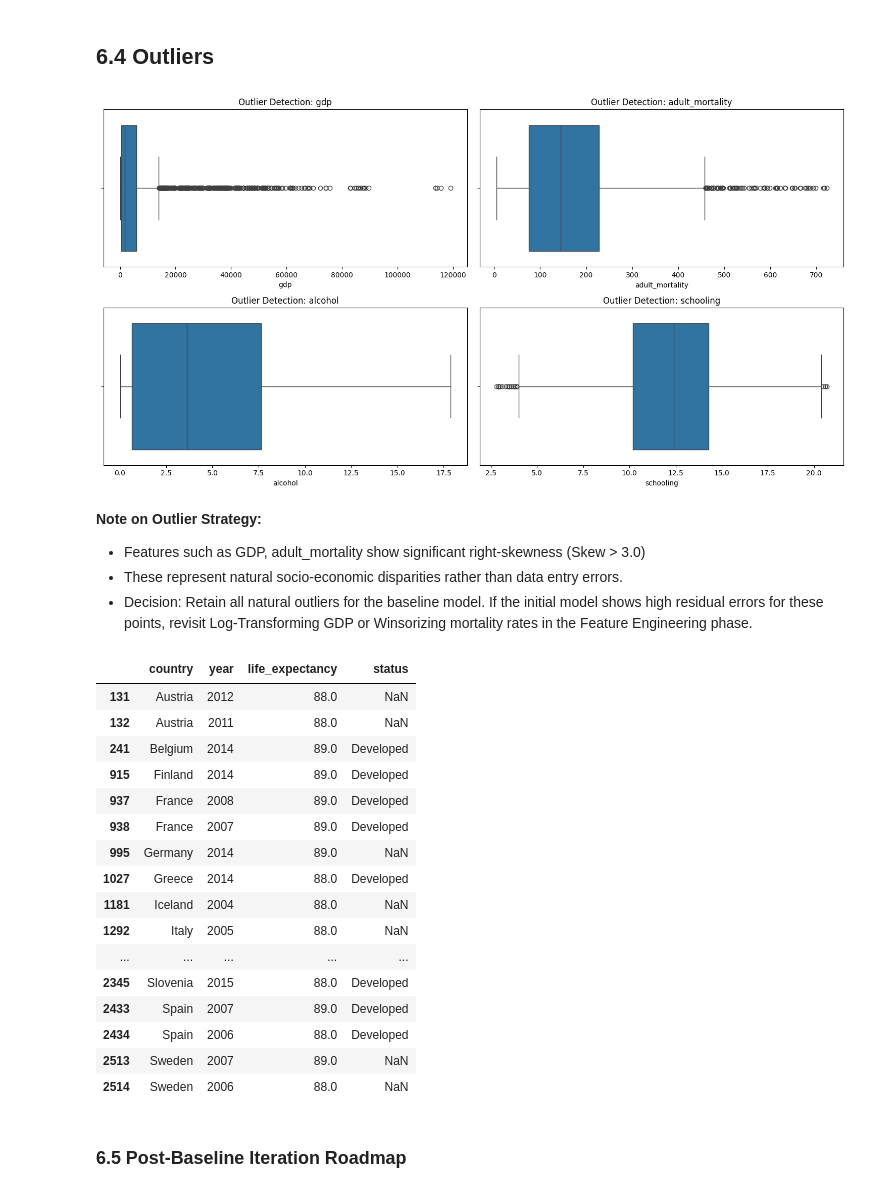
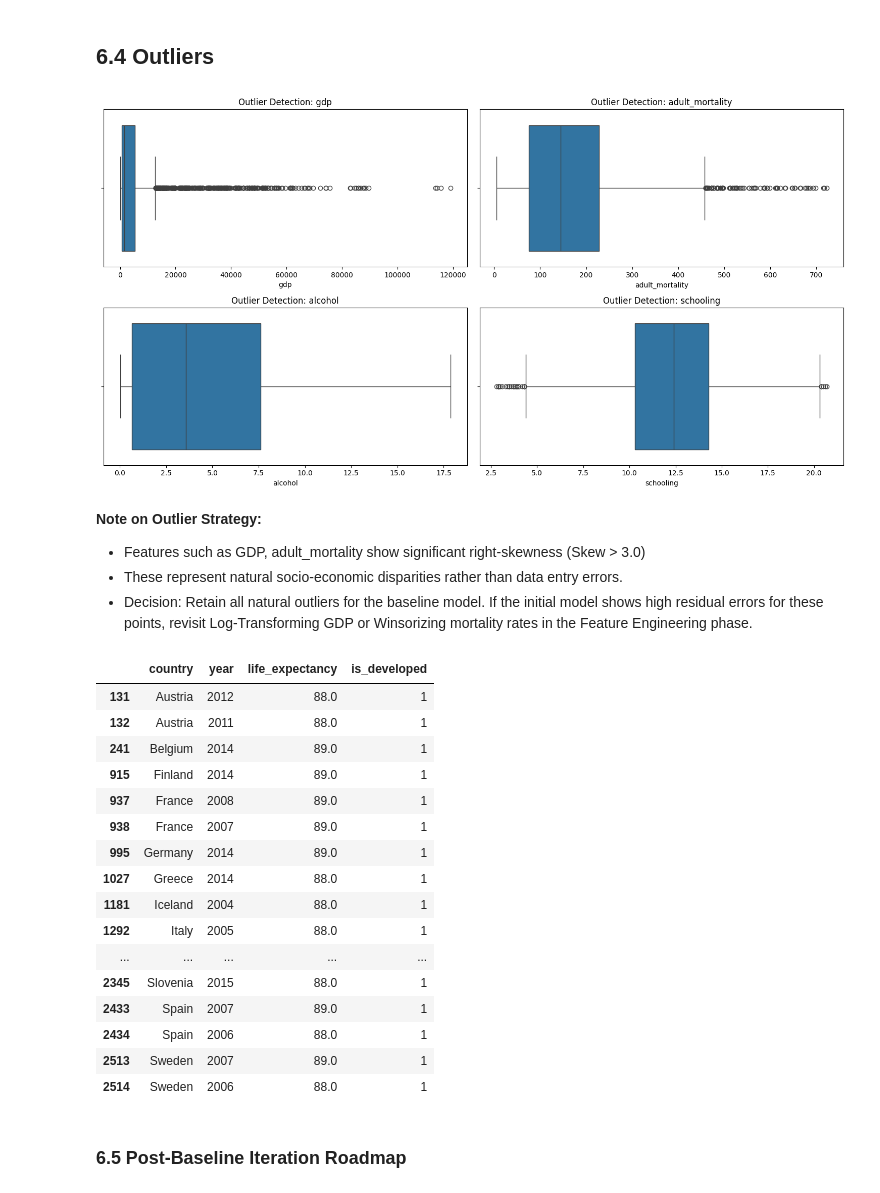
Before and after one commit to MermonGData/longevity-prediction, a Jupyter notebook: notebooks/01_eda_and_preprocessing.ipynb, the cells around one changed output. Drawn from its saved outputs; the diff is of its cells as text; code cells hidden in the pictures.

```diff
--- a/notebooks/01_eda_and_preprocessing.ipynb
+++ b/notebooks/01_eda_and_preprocessing.ipynb
@@ -413,7 +412,7 @@ Sample of void countries: ['Bahamas', 'Bolivia (Plurinational State of)', 'Congo
 Identified countries like North Korea and Czechia as 'voids' requiring group-level imputation
 # %%
 df_clean[econ_features] = df_clean[econ_features].fillna(
-    df_clean.groupby(['status', 'year'])[econ_features].transform('median')
+    df_clean.groupby(['is_developed', 'year'])[econ_features].transform('median')
 )
 # %% [markdown]
 ### 6.2.3 Public Health & Clinical Features
@@ -434,7 +433,7 @@ Remaining holes in health features:
 # %%
 for col in health_features:
     df_clean[col] = df_clean[col].fillna(
-        df_clean.groupby(['status', 'year'])[col].transform('median')
+        df_clean.groupby(['is_developed', 'year'])[col].transform('median')
     )
 # %% [markdown]
 ### 6.2.4 Biological & Mortality Features
@@ -448,12 +447,12 @@ bio_features = [
 # %%
 for col in bio_features:
     df_clean[col] = df_clean.groupby('country')[col].transform(lambda x: x.interpolate().bfill().ffill())
-    df_clean[col] = df_clean[col].fillna(df_clean.groupby(['status', 'year'])[col].transform('median'))
+    df_clean[col] = df_clean[col].fillna(df_clean.groupby(['is_developed', 'year'])[col].transform('median'))
 # %%
 numeric_cols = df_clean.select_dtypes(include=['number']).columns
 
 df_clean[numeric_cols] = df_clean[numeric_cols].fillna(
-    df_clean.groupby('status')[numeric_cols].transform('median')
+    df_clean.groupby('is_developed')[numeric_cols].transform('median')
 )
 # %% [markdown]
 ### 6.2.5 Final check
@@ -491,32 +479,32 @@ for i, col in enumerate(key_indicators, 1):
 plt.tight_layout()
 plt.show()
 # %% [output]
-[figure, old version]
+[figure, new version]
 # %% [markdown]
 **Note on Outlier Strategy:**
 - Features such as GDP, adult_mortality show significant right-skewness (Skew > 3.0)
 - These represent natural socio-economic disparities rather than data entry errors.
 - Decision: Retain all natural outliers for the baseline model. If the initial model shows high residual errors for these points, revisit Log-Transforming GDP or Winsorizing mortality rates in the Feature Engineering phase.
 # %%
-df_clean[df_clean['life_expectancy'] > 87][['country', 'year', 'life_expectancy', 'status']]
+df_clean[df_clean['life_expectancy'] > 87][['country', 'year', 'life_expectancy', 'is_developed']]
 # %% [output]
-|  | country | year | life_expectancy | status |
-| 131 | Austria | 2012 | 88.0 | NaN |
-| 132 | Austria | 2011 | 88.0 | NaN |
-| 241 | Belgium | 2014 | 89.0 | Developed |
-| 915 | Finland | 2014 | 89.0 | Developed |
-| 937 | France | 2008 | 89.0 | Developed |
-| 938 | France | 2007 | 89.0 | Developed |
-| 995 | Germany | 2014 | 89.0 | NaN |
-| 1027 | Greece | 2014 | 88.0 | Developed |
-| 1181 | Iceland | 2004 | 88.0 | NaN |
-| 1292 | Italy | 2005 | 88.0 | NaN |
+|  | country | year | life_expectancy | is_developed |
+| 131 | Austria | 2012 | 88.0 | 1 |
+| 132 | Austria | 2011 | 88.0 | 1 |
+| 241 | Belgium | 2014 | 89.0 | 1 |
+| 915 | Finland | 2014 | 89.0 | 1 |
+| 937 | France | 2008 | 89.0 | 1 |
+| 938 | France | 2007 | 89.0 | 1 |
+| 995 | Germany | 2014 | 89.0 | 1 |
+| 1027 | Greece | 2014 | 88.0 | 1 |
+| 1181 | Iceland | 2004 | 88.0 | 1 |
+| 1292 | Italy | 2005 | 88.0 | 1 |
 | ... | ... | ... | ... | ... |
-| 2345 | Slovenia | 2015 | 88.0 | Developed |
-| 2433 | Spain | 2007 | 89.0 | Developed |
-| 2434 | Spain | 2006 | 88.0 | Developed |
-| 2513 | Sweden | 2007 | 89.0 | NaN |
-| 2514 | Sweden | 2006 | 88.0 | NaN |
+| 2345 | Slovenia | 2015 | 88.0 | 1 |
+| 2433 | Spain | 2007 | 89.0 | 1 |
+| 2434 | Spain | 2006 | 88.0 | 1 |
+| 2513 | Sweden | 2007 | 89.0 | 1 |
+| 2514 | Sweden | 2006 | 88.0 | 1 |
 # %% [markdown]
 ### 6.5 Post-Baseline Iteration Roadmap
 # %% [markdown]
```
Also changed, not shown: parts of 9 cells of this notebook, 1 other file.
